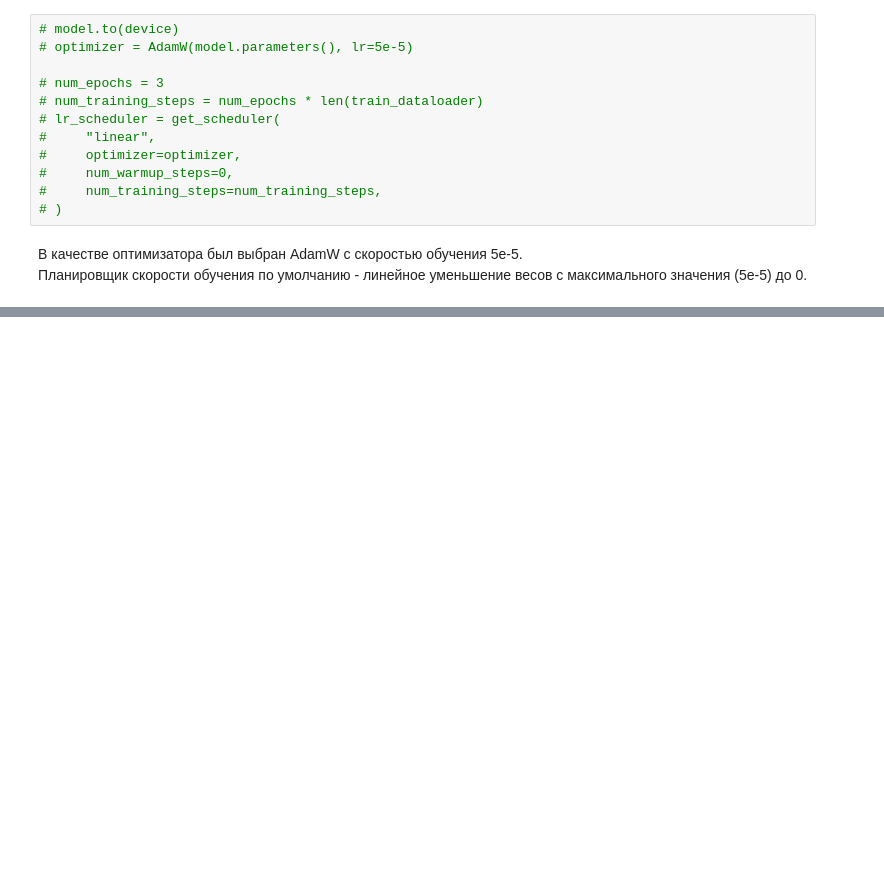
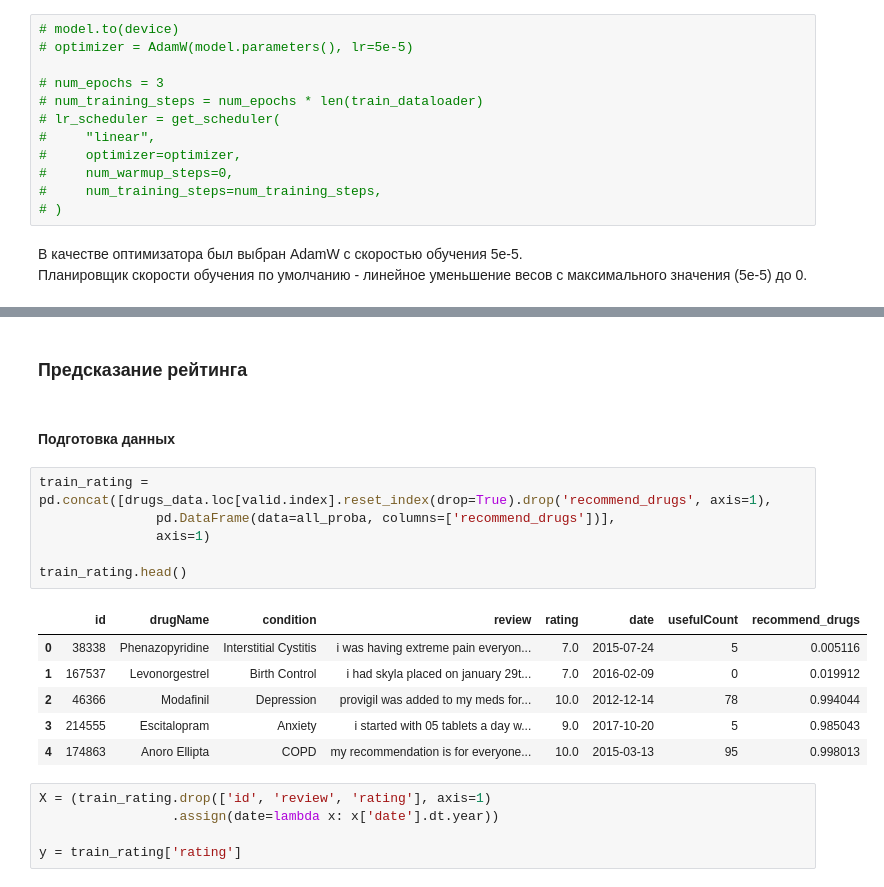
Before and after one commit to serguntsov/DRUG_FEEDBACK_NLP, a Jupyter notebook: MediSentiment.ipynb, the cells around one changed output, grey strips where cells are left out. Cells and saved outputs as stored; diff of their text form; blank space fills up the shorter version.

```diff
--- a/MediSentiment.ipynb
+++ b/MediSentiment.ipynb
@@ -435,0 +488,22 @@ f1: 0.936
+# %% [markdown]
+### Предсказание рейтинга
+# %% [markdown]
+#### Подготовка данных
+# %%
+train_rating = pd.concat([drugs_data.loc[valid.index].reset_index(drop=True).drop('recommend_drugs', axis=1),
+               pd.DataFrame(data=all_proba, columns=['recommend_drugs'])],
+               axis=1)
+
+train_rating.head()
+# %% [output]
+|  | id | drugName | condition | review | rating | date | usefulCount | recommend_drugs |
+| 0 | 38338 | Phenazopyridine | Interstitial Cystitis | i was having extreme pain everyon... | 7.0 | 2015-07-24 | 5 | 0.005116 |
+| 1 | 167537 | Levonorgestrel | Birth Control | i had skyla placed on january 29t... | 7.0 | 2016-02-09 | 0 | 0.019912 |
+| 2 | 46366 | Modafinil | Depression | provigil was added to my meds for... | 10.0 | 2012-12-14 | 78 | 0.994044 |
+| 3 | 214555 | Escitalopram | Anxiety | i started with 05 tablets a day w... | 9.0 | 2017-10-20 | 5 | 0.985043 |
+| 4 | 174863 | Anoro Ellipta | COPD | my recommendation is for everyone... | 10.0 | 2015-03-13 | 95 | 0.998013 |
+# %%
+X = (train_rating.drop(['id', 'review', 'rating'], axis=1)
+                 .assign(date=lambda x: x['date'].dt.year))
+
+y = train_rating['rating']
```
Also changed, not shown: parts of 17 cells of this notebook, 1 other file.
